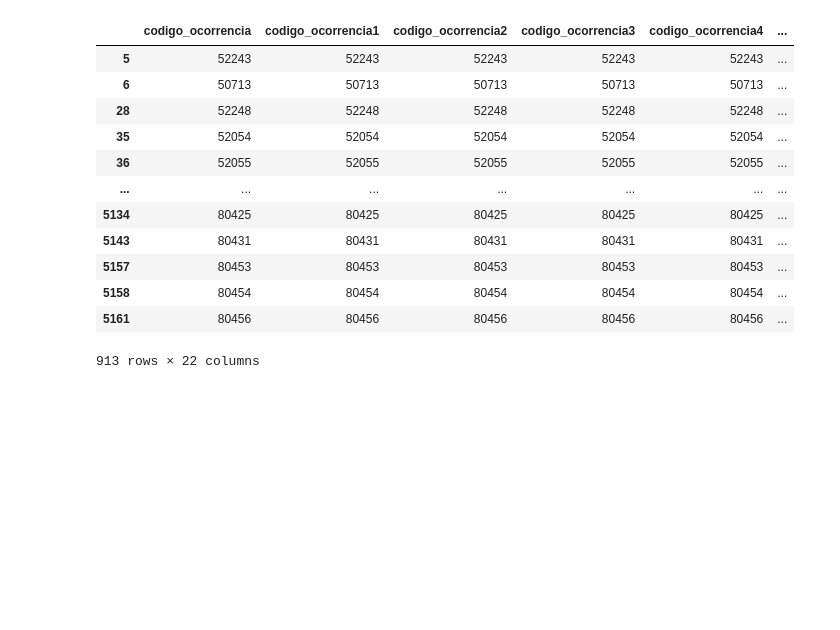
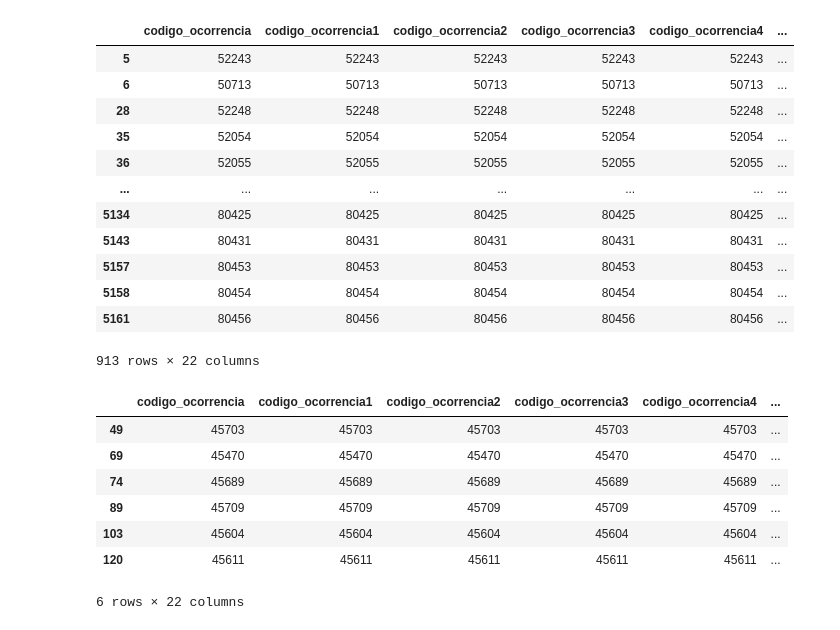
Before and after one commit to Hugox96/Estudos_Python, a Jupyter notebook: Panda_Curso/Pandas_Aula5.ipynb, the cells around one changed output. Saved outputs shown, nothing was run; the diff lists cells and outputs as text; code cells hidden in the pictures; blank space fills up the shorter version.

```diff
--- a/Panda_Curso/Pandas_Aula5.ipynb
+++ b/Panda_Curso/Pandas_Aula5.ipynb
@@ -140,3 +140,22 @@ arquivo.loc[filtro_isin & filtro_cidade]
 | 5158 | 80454 | 80454 | 80454 | 80454 | 80454 | ... |
 | 5161 | 80456 | 80456 | 80456 | 80456 | 80456 | ... |
 913 rows × 22 columns
+# %%
+# Faça um levantamento dos incidentes, incidentes graves e Acidentes que
+# aconteceram no primeiro trimestre de 2012,2013 e 2014 do Rio de Janeiro.
+
+
+filtro_incidentes = arquivo.ocorrencia_classificacao == "INCIDENTE"
+filtro_data = arquivo.ocorrencia_dia <= "31-03-2012"
+filtro_cidade = arquivo.ocorrencia_cidade =="RIO DE JANEIRO"
+
+arquivo.loc[filtro_data & filtro_incidentes & filtro_cidade]
+# %% [output]
+|  | codigo_ocorrencia | codigo_ocorrencia1 | codigo_ocorrencia2 | codigo_ocorrencia3 | codigo_ocorrencia4 | ... |
+| 49 | 45703 | 45703 | 45703 | 45703 | 45703 | ... |
+| 69 | 45470 | 45470 | 45470 | 45470 | 45470 | ... |
+| 74 | 45689 | 45689 | 45689 | 45689 | 45689 | ... |
+| 89 | 45709 | 45709 | 45709 | 45709 | 45709 | ... |
+| 103 | 45604 | 45604 | 45604 | 45604 | 45604 | ... |
+| 120 | 45611 | 45611 | 45611 | 45611 | 45611 | ... |
+6 rows × 22 columns
```
Also changed, not shown: parts of 1 cell of this notebook.
